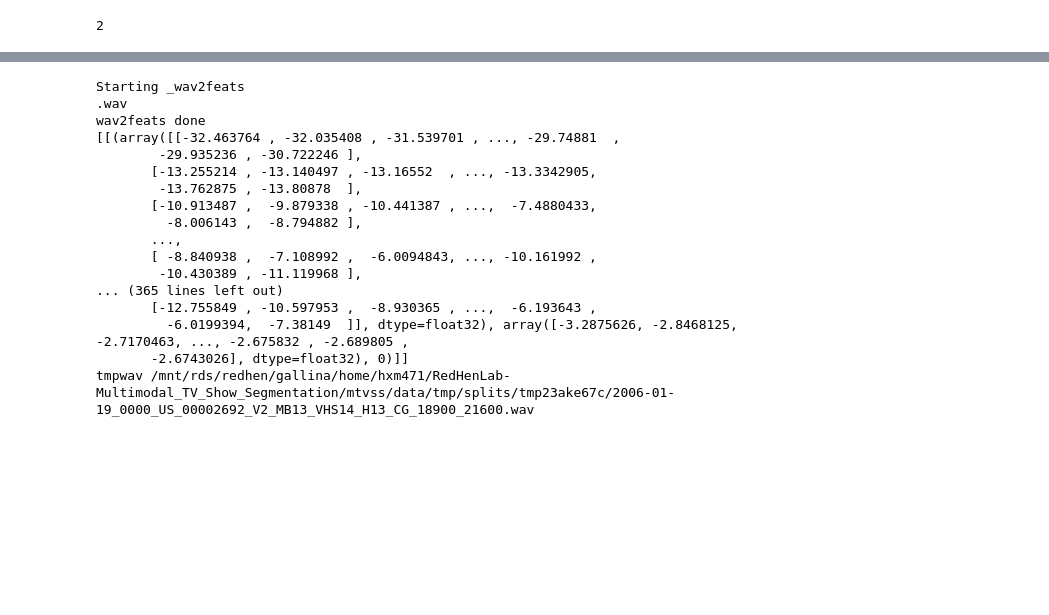
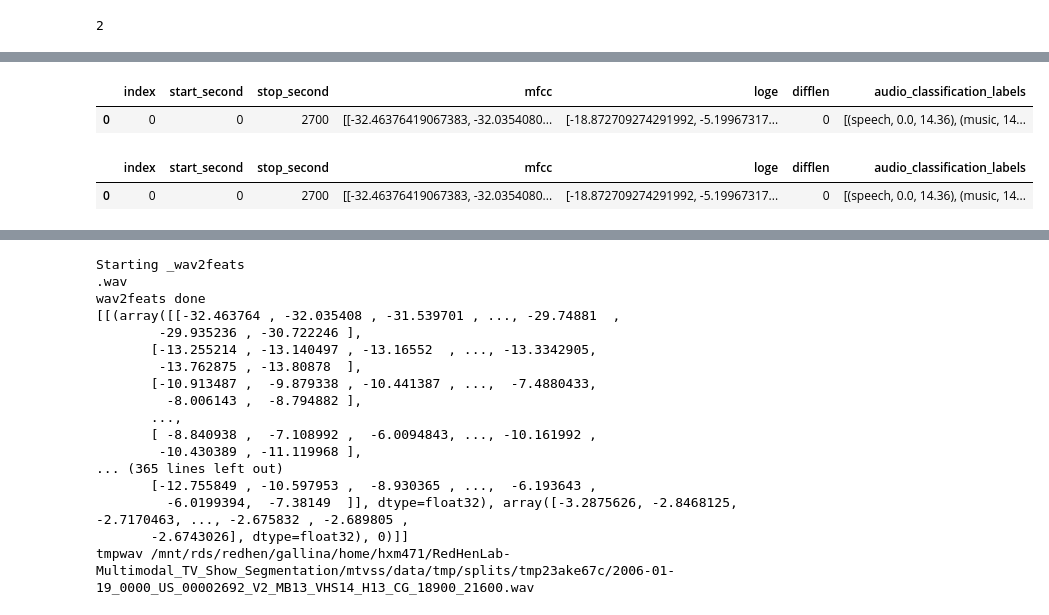
Before and after one commit to Harsh188/GSoC-RedHenLab-MTVSS-2022, a Jupyter notebook: notebooks/InaSpeechSegmenterTest.ipynb, the cells around one changed output, grey strips where cells are left out. Drawn from its saved outputs; the diff is of its cells as text; code cells hidden in the pictures; blank space fills up the shorter version.

```diff
--- a/notebooks/InaSpeechSegmenterTest.ipynb
+++ b/notebooks/InaSpeechSegmenterTest.ipynb
@@ -55,3 +55,11 @@ test_tup[1][2]
 len(test_tup)
 # %% [output]
 2
+# %%
+mspec=np.array([[-32.463764 , -32.035408 , -31.539701 , -29.74881  ,
+        -29.935236 , -30.722246 ],
+       [-13.255214 , -13.140497 , -13.16552 , -13.3342905,
+        -13.762875 , -13.80878  ],
+       [-10.913487 ,  -9.879338 , -10.441387 ,  -7.4880433,
+         -8.006143 ,  -8.794882 ]], dtype='f')
+mspec
@@ -57,0 +73,4 @@ len(test_tup)
+# %%
+loge=np.array([-18.87271  ,  -5.199673 ,  -4.035604 ,  -2.8083267,
+        -2.9989595,  -3.1119235],dtype='f')
+loge
@@ -57,0 +80,2 @@ len(test_tup)
+# %%
+msg=(0, 'ok', (0, 0, 2700))
@@ -57,0 +87,4 @@ len(test_tup)
+# %%
+data=[msg[-1][0],msg[-1][1],msg[-1][2],mspec.tolist(),loge.tolist(),0,lseg]
+columns=['index','start_second','stop_second','mfcc',
+                       'loge','difflen','audio_classification_labels']
@@ -57,0 +111,16 @@ len(test_tup)
+# %%
+df = pd.DataFrame(data=data)
+df = df.T
+df.columns=columns
+df.head()
+# %% [output]
+|  | index | start_second | stop_second | mfcc | loge | difflen | audio_classification_labels |
+| 0 | 0 | 0 | 2700 | [[-32.46376419067383, -32.0354080... | [-18.872709274291992, -5.19967317... | 0 | [(speech, 0.0, 14.36), (music, 14... |
+# %%
+df2 = pd.DataFrame(data=data)
+df2 = df2.T
+df2.columns=columns
+df2.head()
+# %% [output]
+|  | index | start_second | stop_second | mfcc | loge | difflen | audio_classification_labels |
+| 0 | 0 | 0 | 2700 | [[-32.46376419067383, -32.0354080... | [-18.872709274291992, -5.19967317... | 0 | [(speech, 0.0, 14.36), (music, 14... |
```
Also changed, not shown: parts of 9 cells of this notebook.
